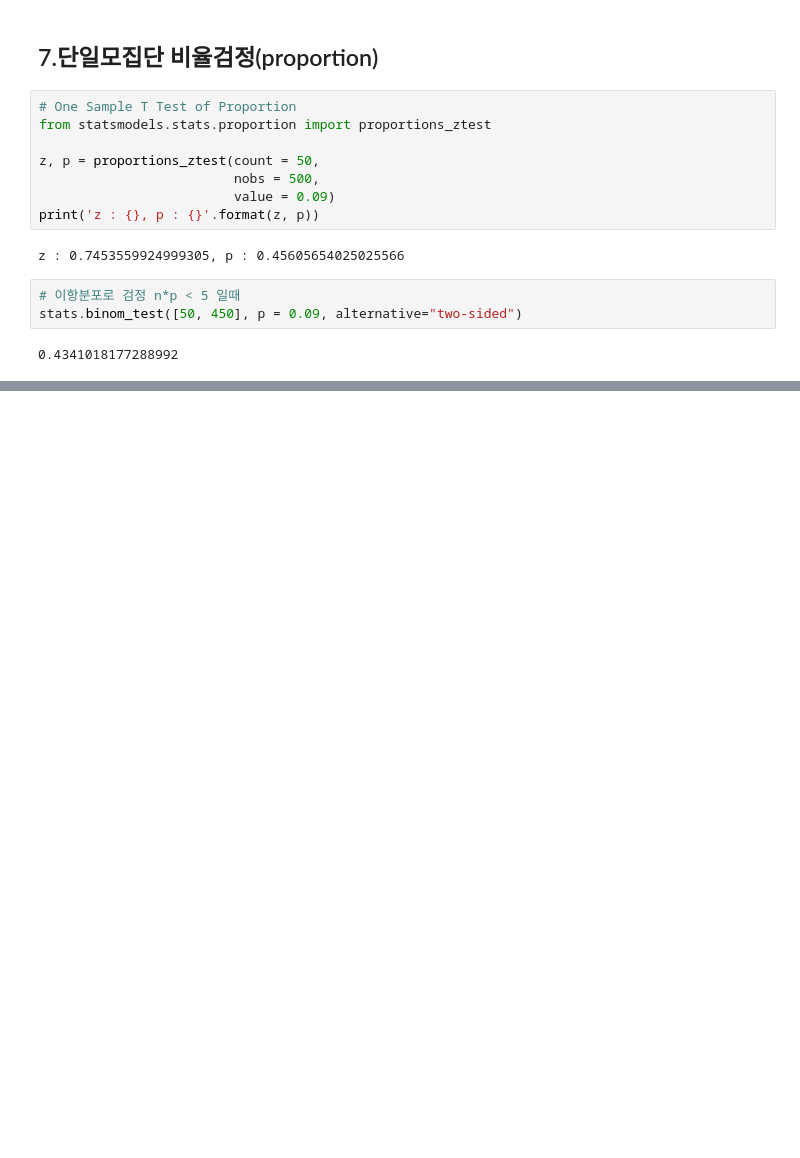
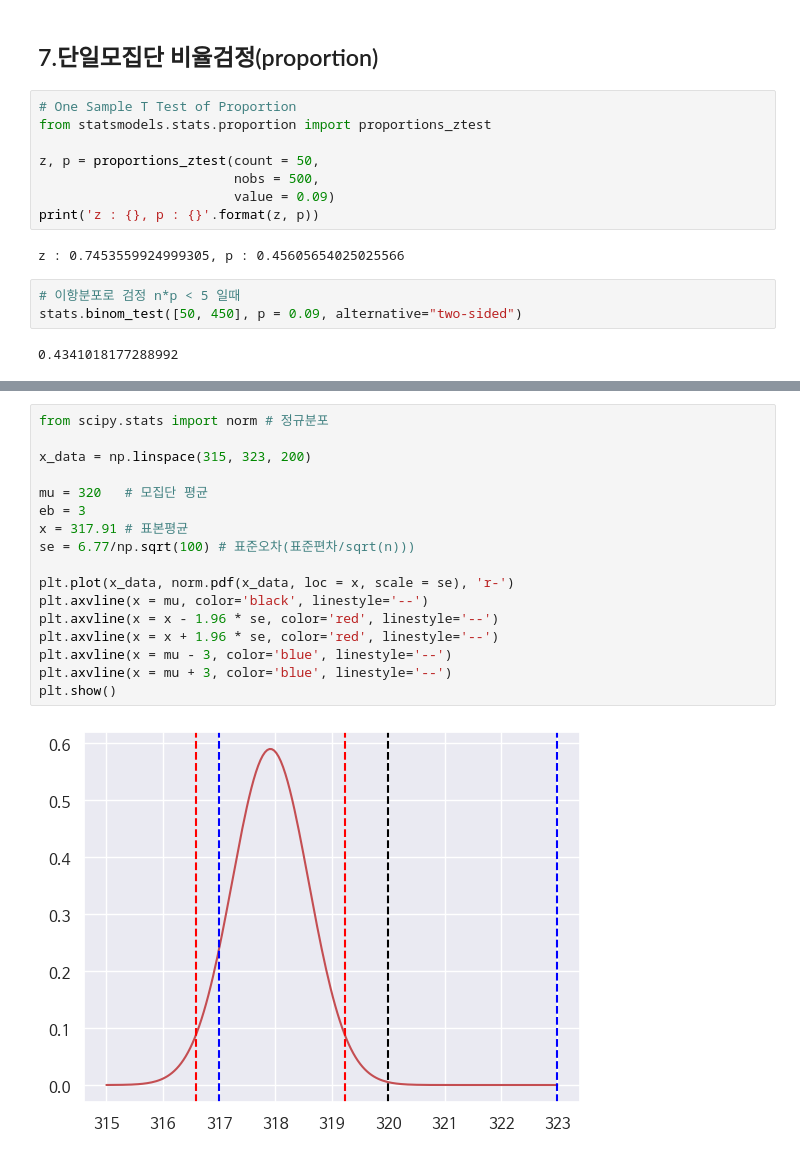
Before and after one commit to leecho-bigdata/statistics-python, a Jupyter notebook: source code/04_1.One Sample t-test.ipynb, the cells around one changed output, grey strips where cells are left out. Saved outputs shown, nothing was run; the diff lists cells and outputs as text; blank space fills up the shorter version.

```diff
--- a/source code/04_1.One Sample t-test.ipynb
+++ b/source code/04_1.One Sample t-test.ipynb
@@ -262,0 +279,19 @@ stats.binom_test([50, 450], p = 0.09, alternative="two-sided")
+# %%
+from scipy.stats import norm # 정규분포
+
+x_data = np.linspace(315, 323, 200)
+
+mu = 320   # 모집단 평균
+eb = 3
+x = 317.91 # 표본평균
+se = 6.77/np.sqrt(100) # 표준오차(표준편차/sqrt(n)))
+
+plt.plot(x_data, norm.pdf(x_data, loc = x, scale = se), 'r-')
+plt.axvline(x = mu, color='black', linestyle='--')
+plt.axvline(x = x - 1.96 * se, color='red', linestyle='--')
+plt.axvline(x = x + 1.96 * se, color='red', linestyle='--')
+plt.axvline(x = mu - 3, color='blue', linestyle='--')
+plt.axvline(x = mu + 3, color='blue', linestyle='--')
+plt.show()
+# %% [output]
+[figure, added]
```
Also changed, not shown: parts of 16 cells of this notebook, 3 other files.
